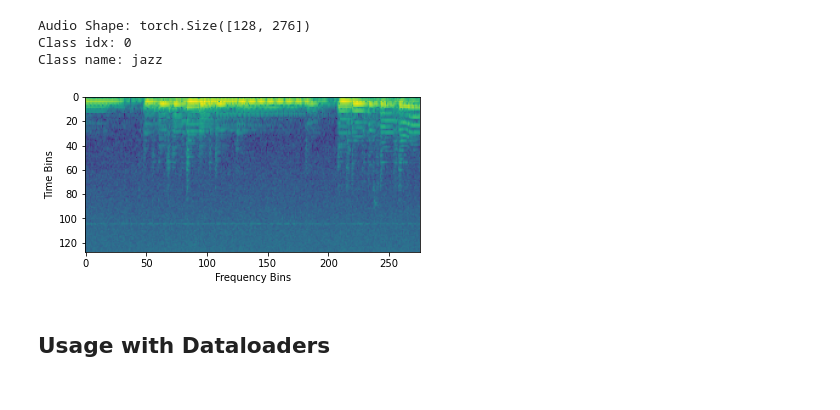
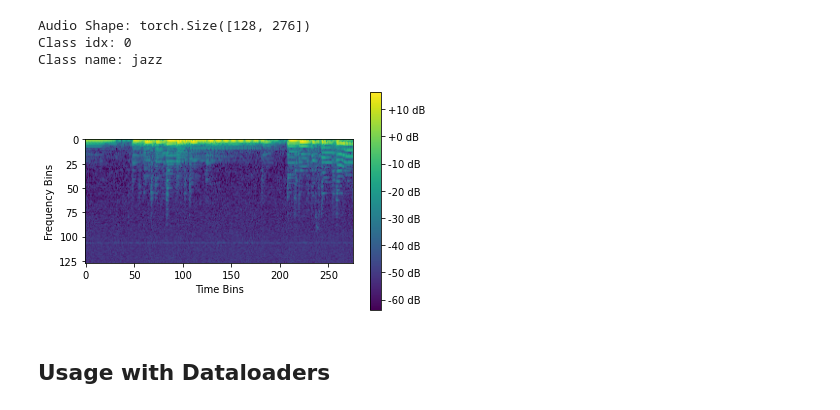
Before and after one commit to SamuelVedrik/CSC413_Project, a Jupyter notebook: example.ipynb, the cells around one changed output. Saved outputs shown, nothing was run; the diff lists cells and outputs as text; code cells hidden in the pictures.

```diff
--- a/example.ipynb
+++ b/example.ipynb
@@ -12,11 +12,10 @@ from torch.utils.data import DataLoader
 
 Refer more to [this paper](https://arxiv.org/pdf/2111.11636.pdf) (Chapter 2: Input Representations) if you want to learn more.
 # %%
-
-transforms = MelSpectrogram(sample_rate = 22050, n_fft=800, n_mels=128)
+mel_opts= dict(n_fft=800, n_mels=128)
 train_dataset, valid_dataset, test_dataset = build_datasets(root="genres",
                                                             num_seconds_per_sample=5,
-                                                            transforms=transforms)
+                                                            mel_opts=mel_opts)
 # %%
 audio, class_ = train_dataset[0]
 print(f"Audio Shape: {audio.shape}")
@@ -28,12 +27,13 @@ Class idx: 0
 Class name: jazz
 # %%
 # Lower index of bin -> lower frequency
-plt.imshow(audio.log()) # Why log? Because the smaller frequencies are usually more prevalant
-plt.xlabel("Frequency Bins")
-plt.ylabel("Time Bins")
+plt.imshow(audio) # Why log? Because the smaller frequencies are usually more prevalant
+plt.ylabel("Frequency Bins")
+plt.xlabel("Time Bins")
+plt.colorbar(format="%+2.f dB")
 plt.show()
 # %% [output]
-[figure, old version]
+[figure, new version]
 # %% [markdown]
 ## Usage with Dataloaders
 # %%
```
Also changed, not shown: parts of 2 cells of this notebook, 2 other files.
